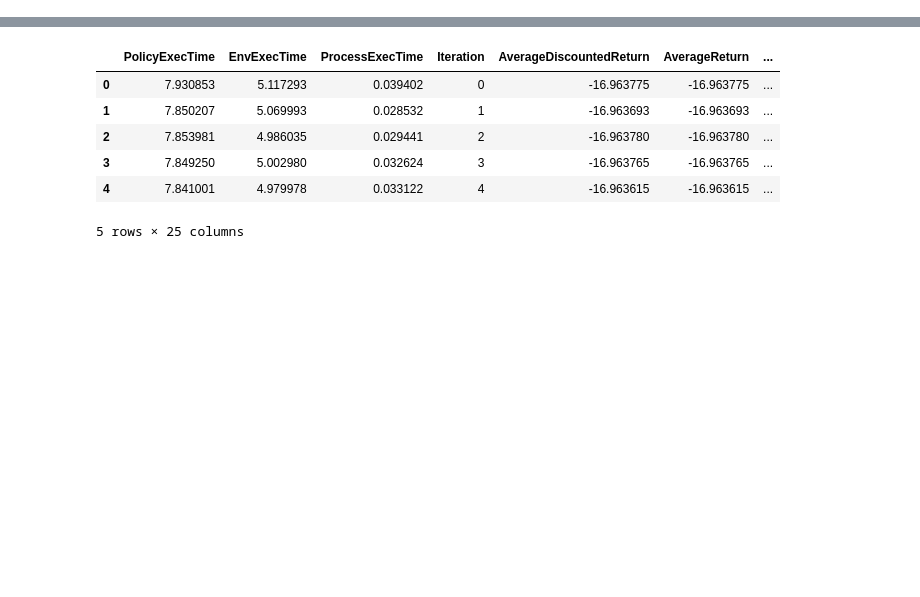
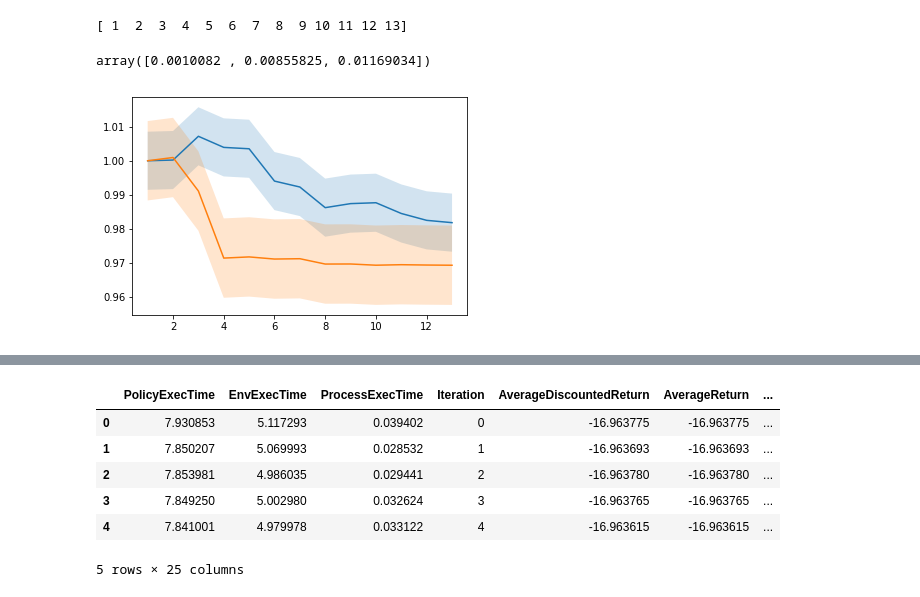
Before and after one commit to mark-koren/deep_entropy_coding, a Jupyter notebook: Untitled.ipynb, the cells around one changed output, grey strips where cells are left out. Cells and saved outputs as stored; diff of their text form; code cells hidden in the pictures; blank space fills up the shorter version.

```diff
--- a/Untitled.ipynb
+++ b/Untitled.ipynb
@@ -30,0 +70,26 @@ array([[[4488960.        , 1554404.        , 1579376.        ],
+# %%
+normalized4[:,0] + np.std(normalized4, axis=0)[0]
+x = np.arange(1,normalized4.shape[0]+1)
+print(x)
+# %% [output]
+[ 1  2  3  4  5  6  7  8  9 10 11 12 13]
+# %%
+np.std(normalized4, axis=0)
+# %% [output]
+array([0.0010082 , 0.00855825, 0.01169034])
+# %%
+from matplotlib import pyplot as plt
+x = np.arange(1,normalized4.shape[0]+1)
+plt.plot(x,normalized4[:,1])
+plt.fill_between(x,
+                 normalized4[:,1] + np.std(normalized4, axis=0)[1],
+                 normalized4[:,1] - np.std(normalized4, axis=0)[1],
+                alpha=0.2)
+plt.plot(x,normalized4[:,2])
+plt.fill_between(x,
+                 normalized4[:,2] + np.std(normalized4, axis=0)[2],
+                 normalized4[:,2] - np.std(normalized4, axis=0)[2],
+                alpha=0.2)
+plt.show()
+# %% [output]
+[figure, added]
```
Also changed, not shown: parts of 12 cells of this notebook, 1 other file.
